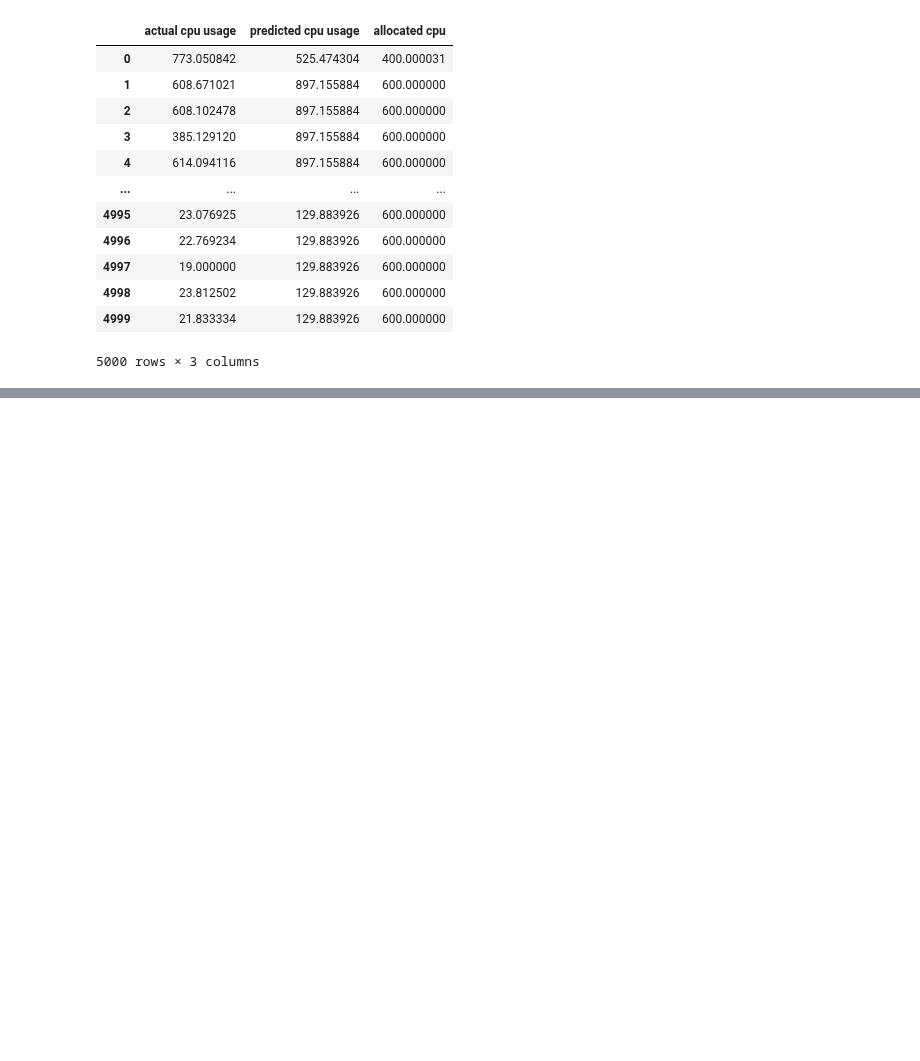
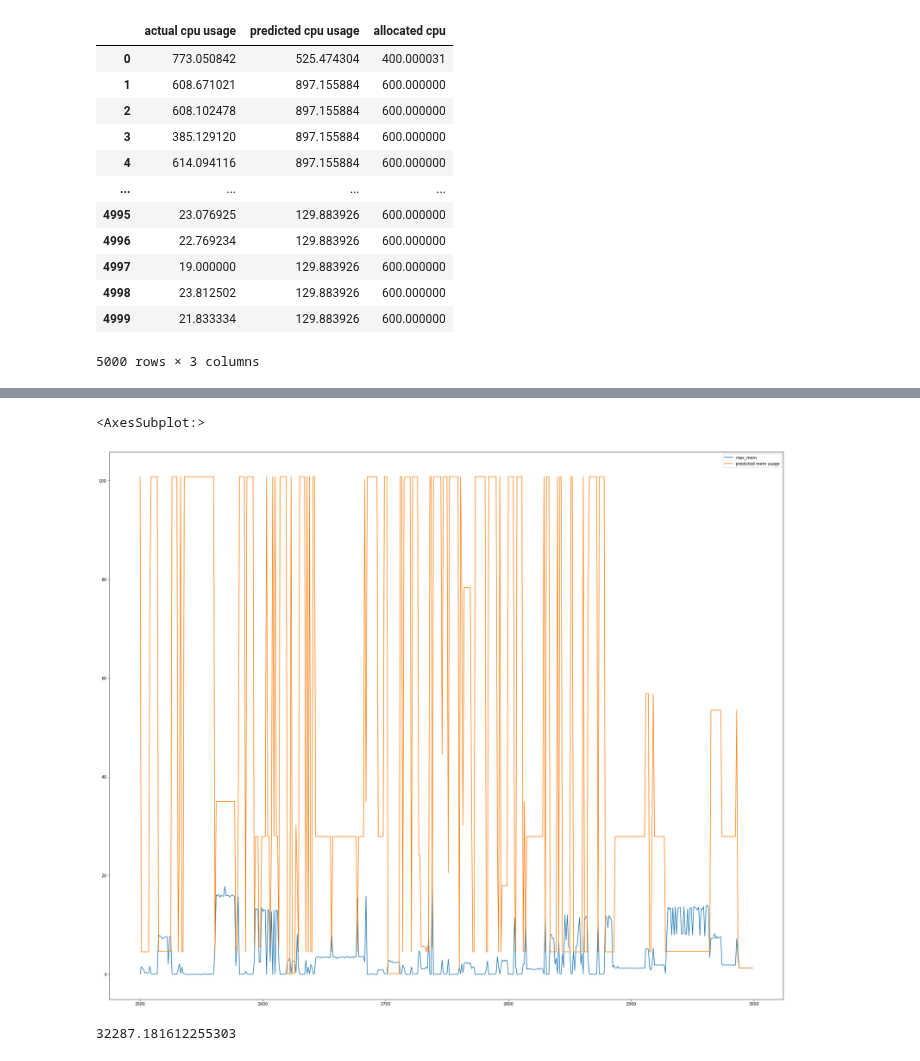
Before and after one commit to MyGodItsFull0fStars/alibaba_clusterdata, a Jupyter notebook: cluster-trace-gpu-v2020/prediction/evaluation/all_models_analysis.ipynb, the cells around one changed output, grey strips where cells are left out. Cells and saved outputs as stored; diff of their text form; code cells hidden in the pictures; blank space fills up the shorter version.

Commit message:
Added code for evaluation scenarios

```diff
--- a/cluster-trace-gpu-v2020/prediction/evaluation/all_models_analysis.ipynb
+++ b/cluster-trace-gpu-v2020/prediction/evaluation/all_models_analysis.ipynb
@@ -46 +9,6 @@ def get_all_files_in_path(path: str, file_extension: str = '') -> list[str]:
+# %%
+actual_cpu: pd.Series = EvaluationMetrics.actual_cpu
+plan_cpu: pd.Series = EvaluationMetrics.plan_cpu
+actual_mem: pd.Series = EvaluationMetrics.actual_mem
+plan_mem: pd.Series = EvaluationMetrics.plan_mem
 # %%
@@ -178,3 +142,0 @@ actual_cpu = user_cpu_test_df['actual cpu usage']
-# %%
-actual_mem = eval_mem_correcter['max_mem']
-actual_mem.rename('actual mem usage', inplace=True)
@@ -541,0 +419,9 @@ metrics &  11.993 &  198.76 &  118.231 &  23.62 &  76.38 \\
+# %%
+pd.concat([actual_mem, with_tasks_eval.get_mem_train_df().iloc[:, 1]], axis=1).iloc[2500:3000].plot.line(figsize=(30, 25))
+# %% [output]
+<AxesSubplot:>
+[figure, added]
+# %%
+EvaluationMetrics.mean_absolute_percentage_error(actual_mem, with_tasks_eval.get_mem_train_df().iloc[:, 1])
+# %% [output]
+32287.181612255303
```
Also changed, not shown: parts of 70 cells of this notebook, 6 other files.
